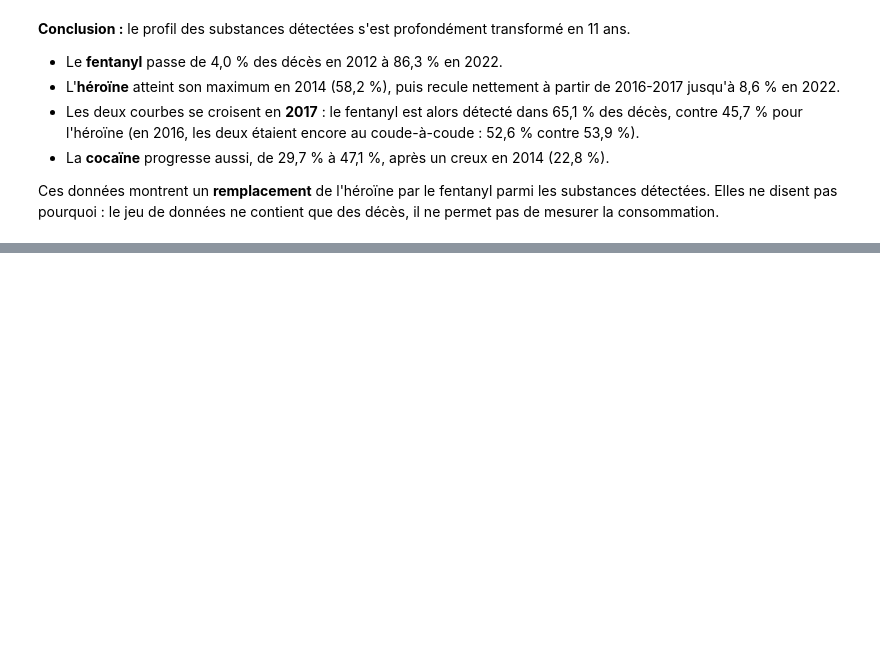
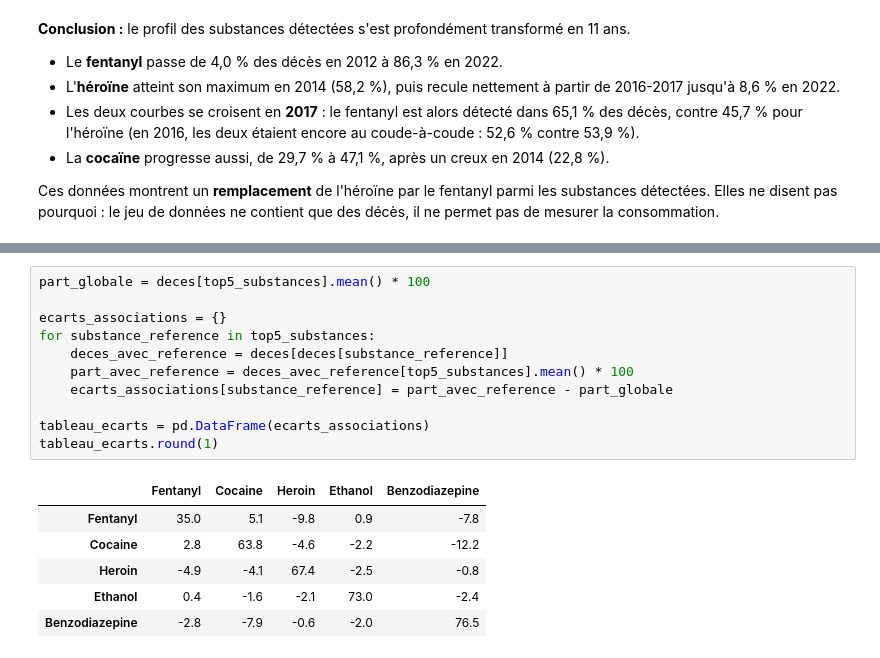
Before and after one commit to NoeChv-n/projet-analyse-overdose, a Jupyter notebook: notebooks/03_analyse.ipynb, the cells around one changed output, grey strips where cells are left out. Drawn from its saved outputs; the diff is of its cells as text; blank space fills up the shorter version.

```diff
--- a/notebooks/03_analyse.ipynb
+++ b/notebooks/03_analyse.ipynb
@@ -128,0 +193,18 @@ Ces données montrent un **remplacement** de l'héroïne par le fentanyl parmi l
+# %%
+part_globale = deces[top5_substances].mean() * 100
+
+ecarts_associations = {}
+for substance_reference in top5_substances:
+    deces_avec_reference = deces[deces[substance_reference]]
+    part_avec_reference = deces_avec_reference[top5_substances].mean() * 100
+    ecarts_associations[substance_reference] = part_avec_reference - part_globale
+
+tableau_ecarts = pd.DataFrame(ecarts_associations)
+tableau_ecarts.round(1)
+# %% [output]
+|  | Fentanyl | Cocaine | Heroin | Ethanol | Benzodiazepine |
+| Fentanyl | 35.0 | 5.1 | -9.8 | 0.9 | -7.8 |
+| Cocaine | 2.8 | 63.8 | -4.6 | -2.2 | -12.2 |
+| Heroin | -4.9 | -4.1 | 67.4 | -2.5 | -0.8 |
+| Ethanol | 0.4 | -1.6 | -2.1 | 73.0 | -2.4 |
+| Benzodiazepine | -2.8 | -7.9 | -0.6 | -2.0 | 76.5 |
```
Also changed, not shown: parts of 7 cells of this notebook, 2 other files.
